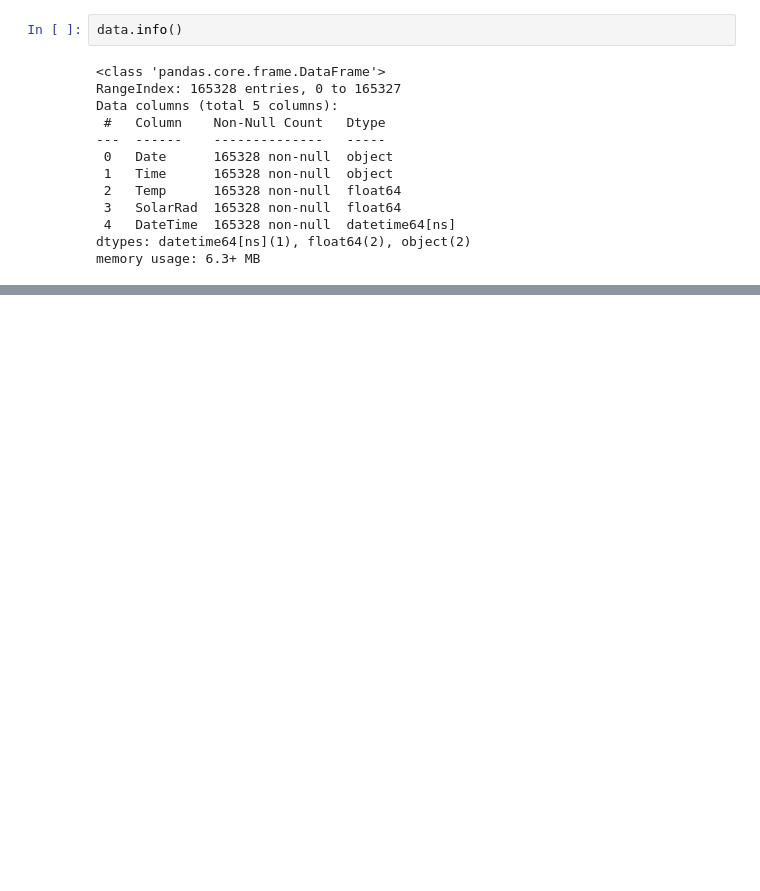
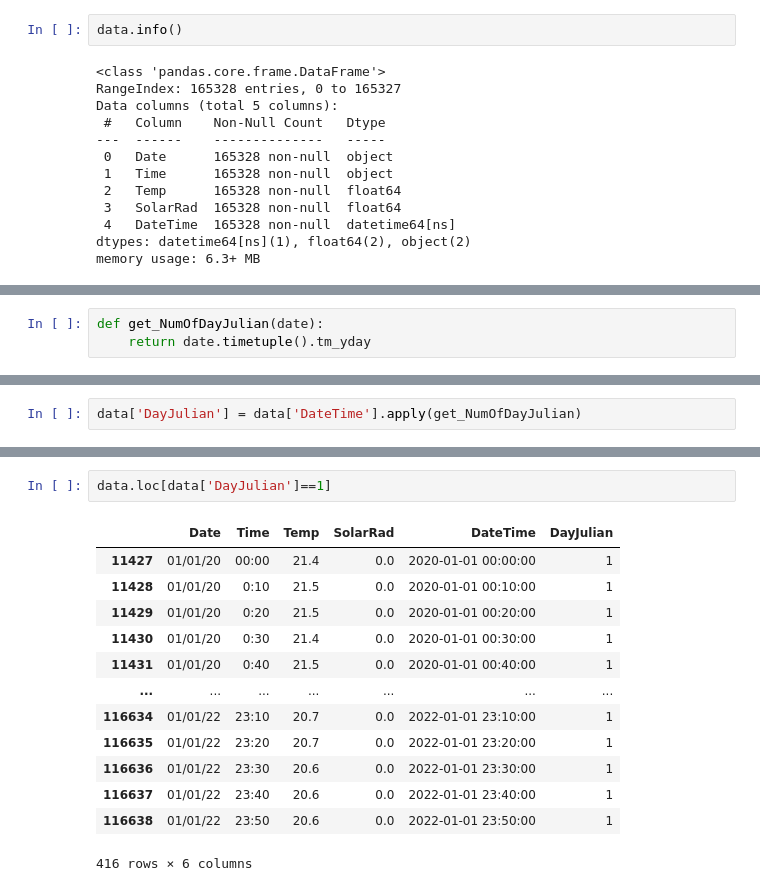
Before and after one commit to Pr0nel/weather_data, a Jupyter notebook: Notebooks/1.0 Exploracion Dataset.ipynb, the cells around one changed output, grey strips where cells are left out. Cells and saved outputs as stored; diff of their text form; blank space fills up the shorter version.

Commit message:
add Function JulianDay

```diff
--- a/Notebooks/1.0 Exploracion Dataset.ipynb
+++ b/Notebooks/1.0 Exploracion Dataset.ipynb
@@ -283,0 +300,3 @@ memory usage: 6.3+ MB
+# %%
+def get_NumOfDayJulian(date):
+    return date.timetuple().tm_yday
@@ -283,0 +313,2 @@ memory usage: 6.3+ MB
+# %%
+data['DayJulian'] = data['DateTime'].apply(get_NumOfDayJulian)
@@ -283,0 +334,16 @@ memory usage: 6.3+ MB
+# %%
+data.loc[data['DayJulian']==1]
+# %% [output]
+|  | Date | Time | Temp | SolarRad | DateTime | DayJulian |
+| 11427 | 01/01/20 | 00:00 | 21.4 | 0.0 | 2020-01-01 00:00:00 | 1 |
+| 11428 | 01/01/20 | 0:10 | 21.5 | 0.0 | 2020-01-01 00:10:00 | 1 |
+| 11429 | 01/01/20 | 0:20 | 21.5 | 0.0 | 2020-01-01 00:20:00 | 1 |
+| 11430 | 01/01/20 | 0:30 | 21.4 | 0.0 | 2020-01-01 00:30:00 | 1 |
+| 11431 | 01/01/20 | 0:40 | 21.5 | 0.0 | 2020-01-01 00:40:00 | 1 |
+| ... | ... | ... | ... | ... | ... | ... |
+| 116634 | 01/01/22 | 23:10 | 20.7 | 0.0 | 2022-01-01 23:10:00 | 1 |
+| 116635 | 01/01/22 | 23:20 | 20.7 | 0.0 | 2022-01-01 23:20:00 | 1 |
+| 116636 | 01/01/22 | 23:30 | 20.6 | 0.0 | 2022-01-01 23:30:00 | 1 |
+| 116637 | 01/01/22 | 23:40 | 20.6 | 0.0 | 2022-01-01 23:40:00 | 1 |
+| 116638 | 01/01/22 | 23:50 | 20.6 | 0.0 | 2022-01-01 23:50:00 | 1 |
+416 rows × 6 columns
```
Also changed, not shown: parts of 6 cells of this notebook.
